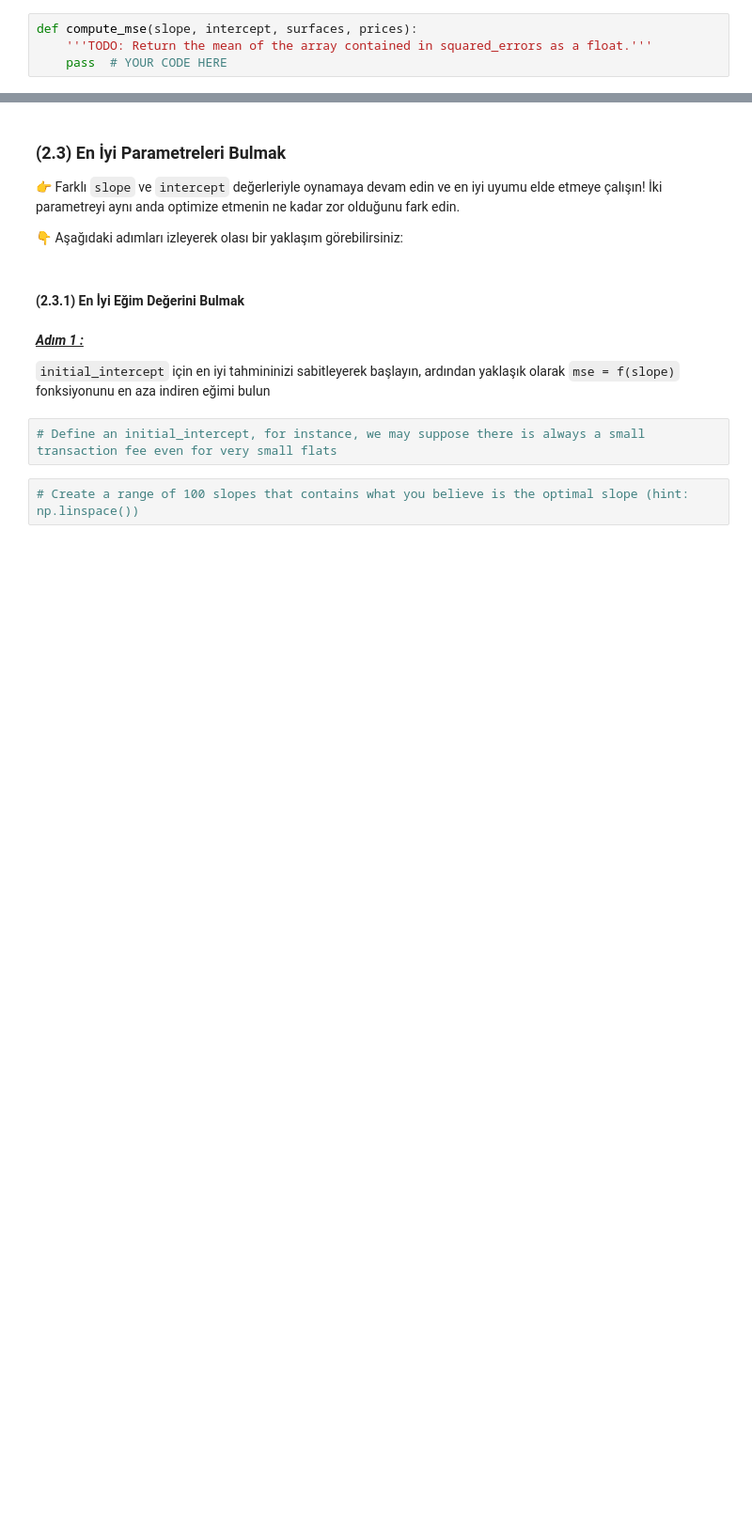
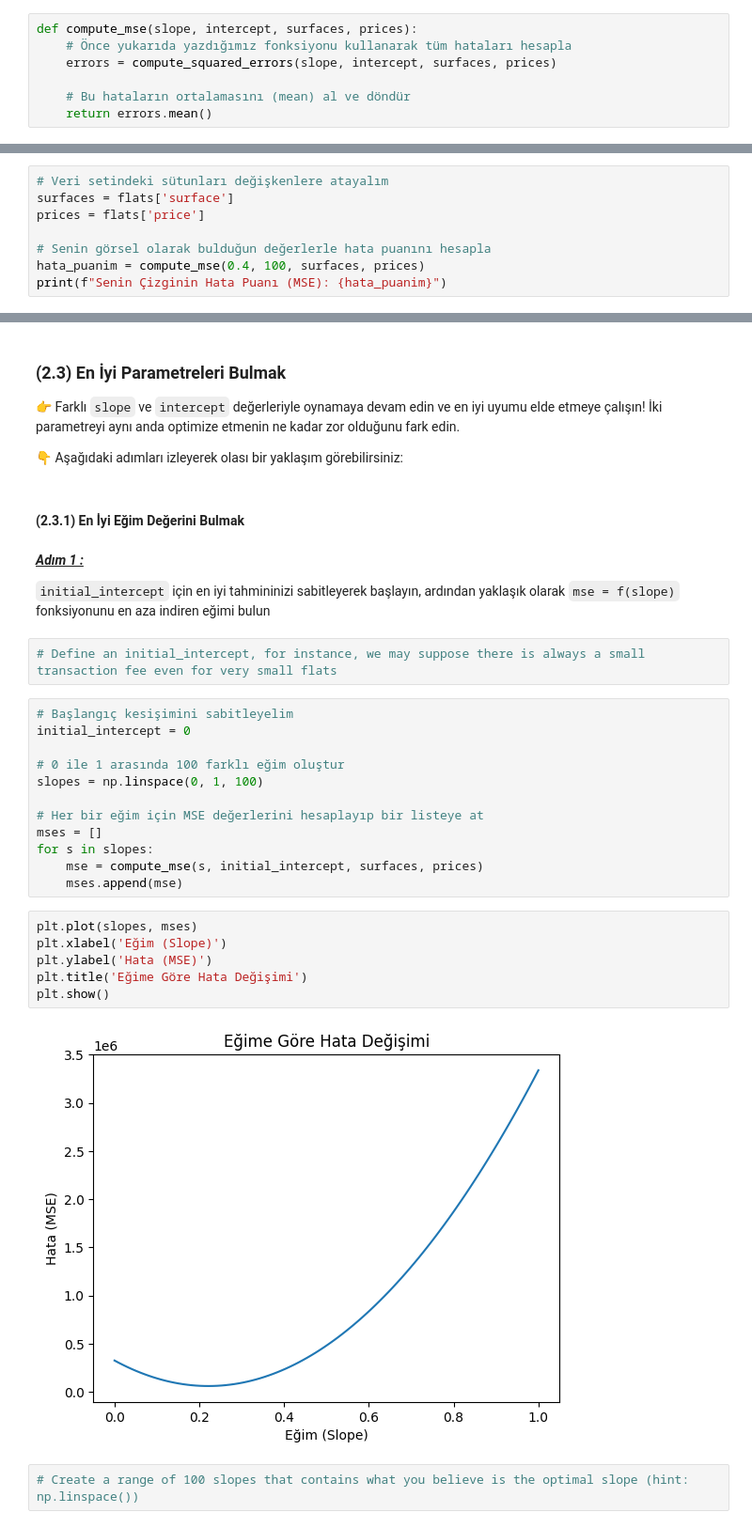
Before and after one commit to tmy-datamesa/data-real-estate-advanced-estimator, a Jupyter notebook: 02-real_estate_advanced_estimator.ipynb, the cells around one changed output, grey strips where cells are left out. Shown at 94% size. Saved outputs shown, nothing was run; the diff lists cells and outputs as text; blank space fills up the shorter version.

```diff
--- a/02-real_estate_advanced_estimator.ipynb
+++ b/02-real_estate_advanced_estimator.ipynb
@@ -275,10 +310,13 @@ def compute_squared_errors(slope, intercept, surfaces, prices):
 
 
 ❓ `mse` fonksiyonunu oluşturun, bu fonksiyon `squared_errors` fonksiyonundan dönen dizinin ortalamasını döndürmeli. ❓
-# %%
-def compute_mse(slope, intercept, surfaces, prices):
-    '''TODO: Return the mean of the array contained in squared_errors as a float.'''
-    pass  # YOUR CODE HERE
+# %%
+def compute_mse(slope, intercept, surfaces, prices):
+    # Önce yukarıda yazdığımız fonksiyonu kullanarak tüm hataları hesapla
+    errors = compute_squared_errors(slope, intercept, surfaces, prices)
+
+    # Bu hataların ortalamasını (mean) al ve döndür
+    return errors.mean()
 # %% [markdown]
 👉 _(2.1) Görsel yaklaşım_ bölümünde, "en iyi doğruyu" yani en iyi `(slope, intercept)` çiftini görsel olarak tahmin etmeye çalıştınız.
 
@@ -288,0 +325,8 @@ def compute_mse(slope, intercept, surfaces, prices):
+# %%
+# Veri setindeki sütunları değişkenlere atayalım
+surfaces = flats['surface']
+prices = flats['price']
+
+# Senin görsel olarak bulduğun değerlerle hata puanını hesapla
+hata_puanim = compute_mse(0.4, 100, surfaces, prices)
+print(f"Senin Çizginin Hata Puanı (MSE): {hata_puanim}")
@@ -303,5 +349,25 @@ def compute_mse(slope, intercept, surfaces, prices):
 `initial_intercept` için en iyi tahmininizi sabitleyerek başlayın, ardından yaklaşık olarak `mse = f(slope)` fonksiyonunu en aza indiren eğimi bulun
 # %%
 # Define an initial_intercept, for instance, we may suppose there is always a small transaction fee even for very small flats
+# %%
+# Başlangıç kesişimini sabitleyelim
+initial_intercept = 0
+
+# 0 ile 1 arasında 100 farklı eğim oluştur
+slopes = np.linspace(0, 1, 100)
+
+# Her bir eğim için MSE değerlerini hesaplayıp bir listeye at
+mses = []
+for s in slopes:
+    mse = compute_mse(s, initial_intercept, surfaces, prices)
+    mses.append(mse)
+# %%
+plt.plot(slopes, mses)
+plt.xlabel('Eğim (Slope)')
+plt.ylabel('Hata (MSE)')
+plt.title('Eğime Göre Hata Değişimi')
+plt.show()
+# %% [output]
+[figure, added]
 # %%
 # Create a range of 100 slopes that contains what you believe is the optimal slope (hint: np.linspace())
```
Also changed, not shown: parts of 37 cells of this notebook, 1 other file.
